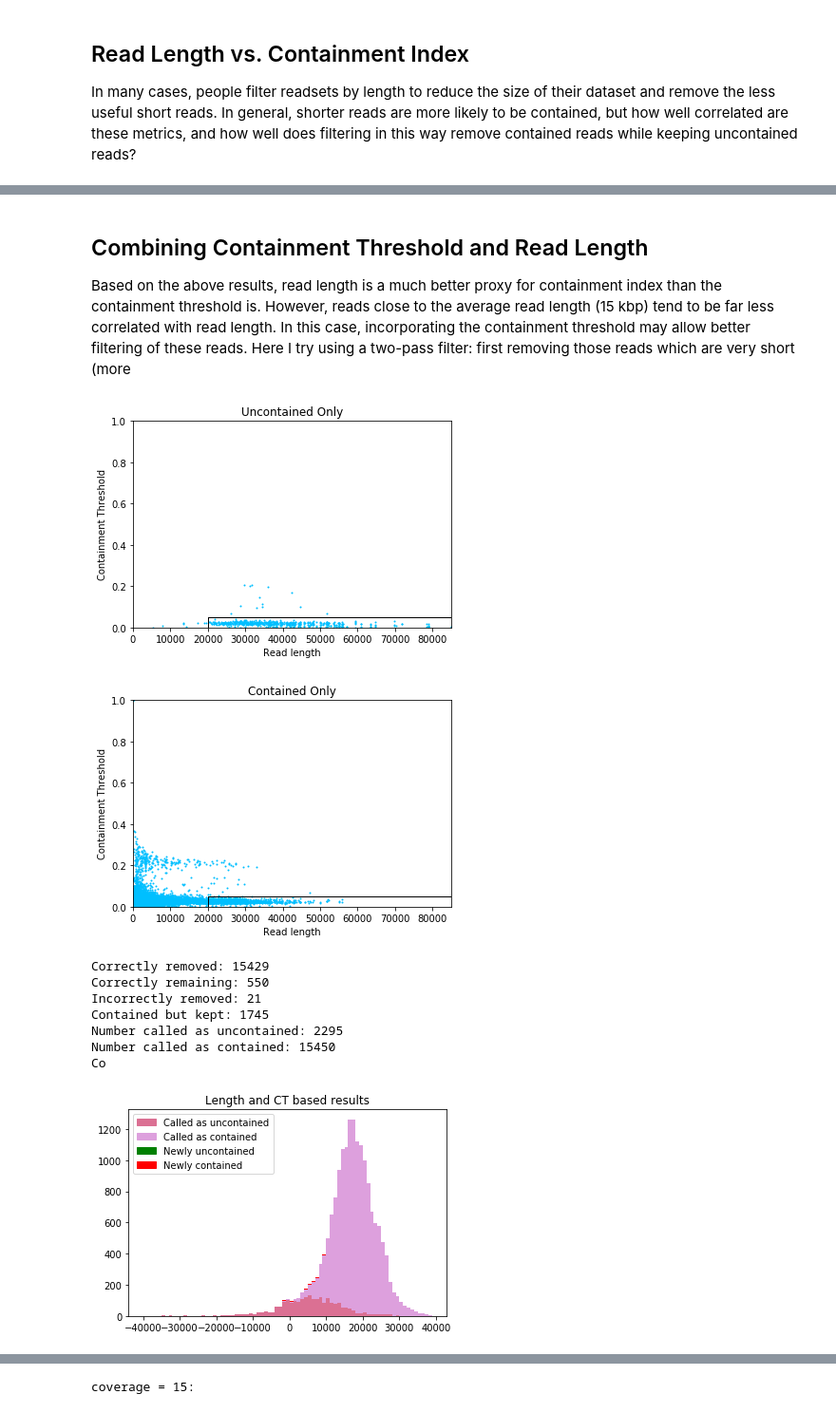
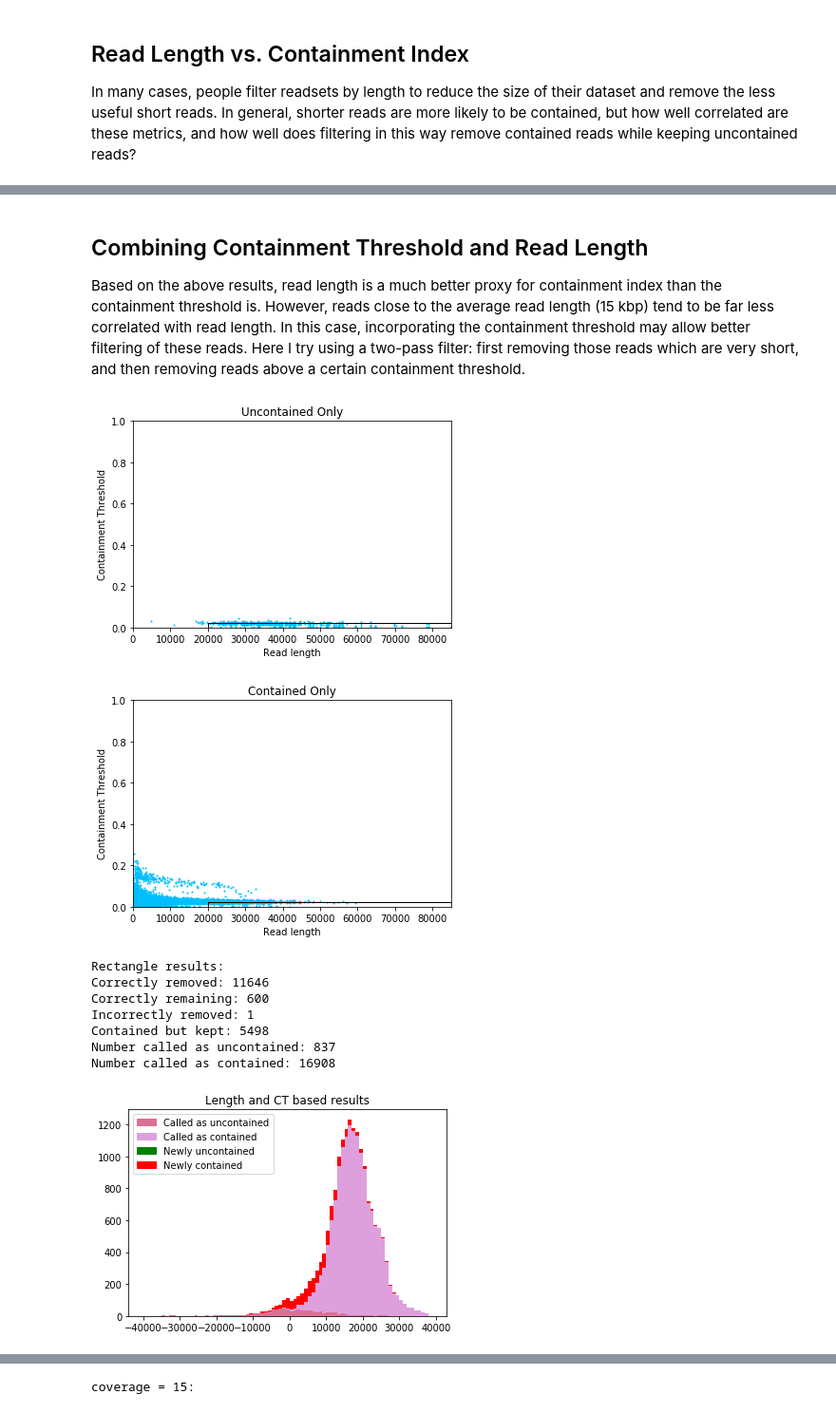
Before and after one commit to mkirsche/ContainedReadRemoval, a Jupyter notebook: sim/AnalyzeContainment.ipynb, the cells around one changed output, grey strips where cells are left out. Shown at 95% size. Saved outputs shown, nothing was run; the diff lists cells and outputs as text; code cells hidden in the pictures.

```diff
--- a/sim/AnalyzeContainment.ipynb
+++ b/sim/AnalyzeContainment.ipynb
@@ -296,7 +322,14 @@ In many cases, people filter readsets by length to reduce the size of their data
 # %%
 import numpy as np
 
-plt.scatter(lens, cis, s = 1, c = 'deepskyblue')
+curColors = []
+for i in range(0, len(lens)):
+    if cis[i] >= 0:
+        curColors.append('deepskyblue')
+    else:
+        curColors.append('orangered')
+
+plt.scatter(lens, cis, s = 1, c = curColors)
 plt.title('Containment Index and Length')
 plt.xlabel('Read Length')
 plt.ylabel('Containment Index')
@@ -393,9 +428,9 @@ Number called as contained: 11335
 # %% [markdown]
 ## Combining Containment Threshold and Read Length
-Based on the above results, read length is a much better proxy for containment index than the containment threshold is.  However, reads close to the average read length (15 kbp) tend to be far less correlated with read length.  In this case, incorporating the containment threshold may allow better filtering of these reads.  Here I try using a two-pass filter: first removing those reads which are very short (more
+Based on the above results, read length is a much better proxy for containment index than the containment threshold is.  However, reads close to the average read length (15 kbp) tend to be far less correlated with read length.  In this case, incorporating the containment threshold may allow better filtering of these reads.  Here I try using a two-pass filter: first removing those reads which are very short, and then removing reads above a certain containment threshold.
 # %%
 minLength = 20000
-maxThreshold = 0.05
+maxThreshold = 0.0216
 
 plt.scatter(uncontainedLens, uncontainedCts, s = 1, c = 'deepskyblue')
 plt.title('Uncontained Only')
@@ -423,14 +458,9 @@ plt.clf()
 plt.cla()
 plt.close()
 # %% [output]
-[figure, old version]
+[figure, new version]
-[figure, old version]
+[figure, new version]
 # %%
-def lineFromPoints(x1, y1, x2, y2):
-    slope = (y2 - y1) / (x2 - x1)
-    intercept = y1 - x1 * slope
-    return slope, intercept
-
 numberContained = len(noVals)
 lengthThreshold = sortedLengths[numberContained]
 
@@ -438,70 +468,70 @@ combinedYes = []
 combinedNo = []
 newKeep = []
 newThrow = []
-fn = 0
-tn = 0
-fp = 0
-tp = 0
+rectFn = 0
+rectTn = 0
+rectFp = 0
+rectTp = 0
 for i in range(0, len(lens)):
     a = names[i]
     b = nameToScore[a]
     ct = nameToThreshold[a]
     if lens[i] < minLength:
         if cis[i] >= 0:
-            tp += 1
+            rectTp += 1
         else:
-            fp += 1
+            rectFp += 1
         combinedNo.append(b)
     elif ct > maxThreshold:
         if cis[i] >= 0:
-            tp += 1
+            rectTp += 1
         else:
-            fp += 1
+            rectFp += 1
         if lens[i] > lengthThreshold:
             newThrow.append(b)
         else:
             combinedNo.append(b)
     else:
         if cis[i] >= 0:
-            fn += 1
+            rectFn += 1
         else:
-            tn += 1
+            rectTn += 1
         if lens[i] > lengthThreshold:
             combinedYes.append(b)
         else:
             newKeep.append(b)
 
 numberContained = len(combinedNo) +  len(newThrow)
 
+print('Rectangle results:')
 print('Correctly removed: ' + str(tp))
 print('Correctly remaining: ' + str(tn))
 print('Incorrectly removed: ' + str(fp))
 print('Contained but kept: ' + str(fn))
 print('Number called as uncontained: ' + str(len(combinedYes) + len(newKeep)))
 print('Number called as contained: ' + str(len(combinedNo) +  len(newThrow)))
-print('Co')
 
 colors = ['palevioletred', 'plum', 'green', 'red']
 labels = ['Called as uncontained', 'Called as contained', 'Newly uncontained', 'Newly contained']
 legendHandles = []
 for i in range(0, len(colors)):
     legendHandles.append(mpatches.Patch(color=colors[i], label=labels[i]))
 plt.title('Length and CT based results')
 plt.hist([combinedYes, combinedNo, newKeep, newThrow], color = colors , bins = buckets, stacked = True)
 plt.legend(handles=legendHandles)
 plt.show()
 plt.clf()
 plt.cla()
 plt.close()
 # %% [output]
-Correctly removed: 15429
-Correctly remaining: 550
-Incorrectly removed: 21
-Contained but kept: 1745
-Number called as uncontained: 2295
-Number called as contained: 15450
-Co
+Rectangle results:
+Correctly removed: 11646
+Correctly remaining: 600
+Incorrectly removed: 1
+Contained but kept: 5498
+Number called as uncontained: 837
+Number called as contained: 16908
-[figure, old version]
+[figure, new version]
 # %%
 lengthThreshold = sortedLengths[numberContained]
 print('New length threshold: ' + str(lengthThreshold))
```
Also changed, not shown: parts of 23 cells of this notebook, 9 other files.
